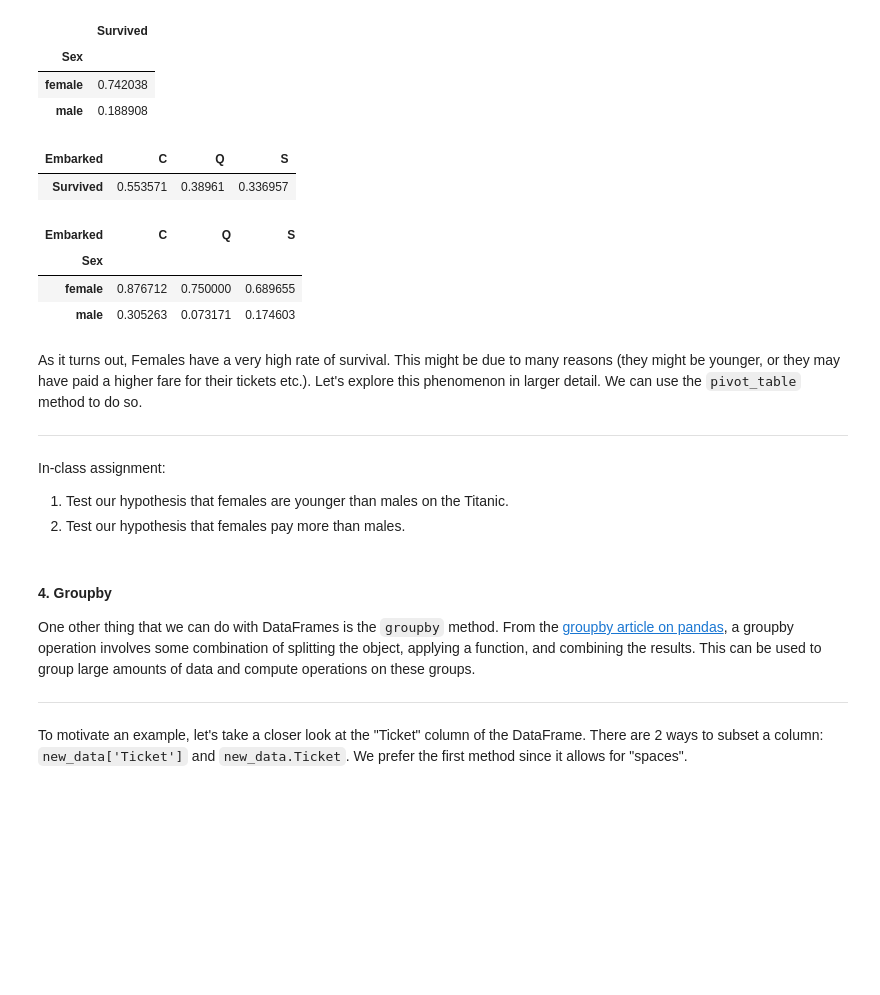
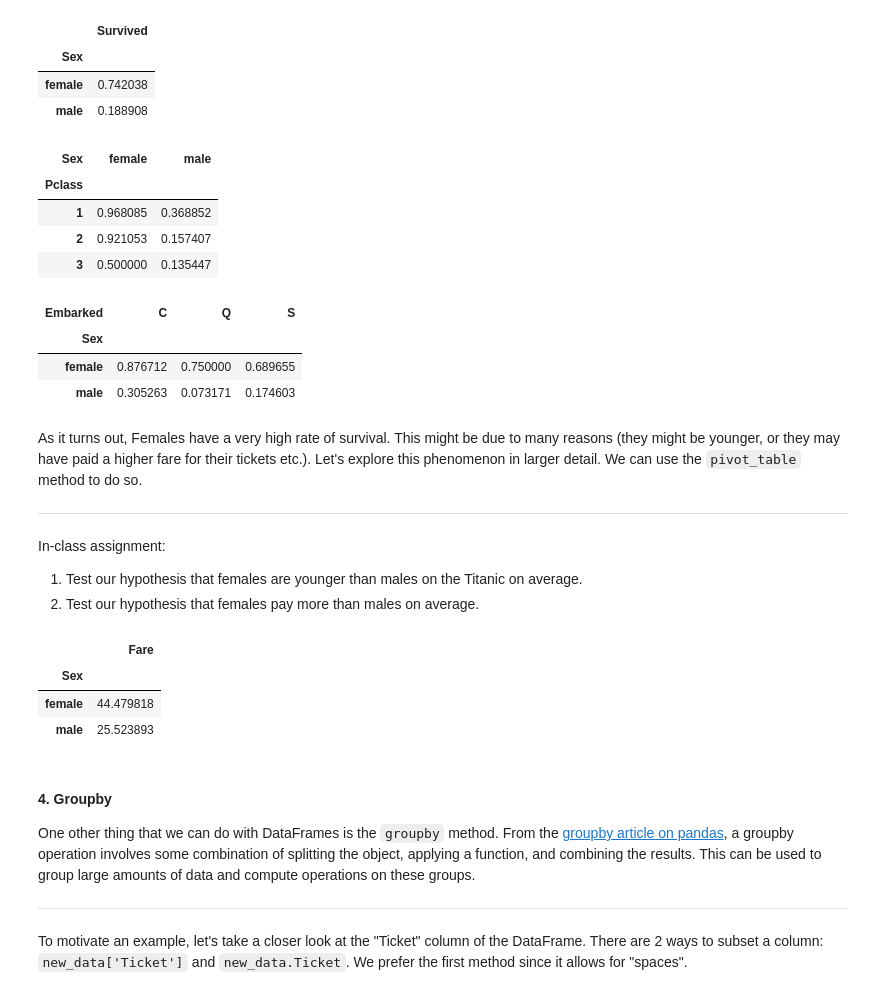
Before and after one commit to ngbolin/PythonProgrammingWorkshop, a Jupyter notebook: SMUMSE_ProgWorkshop_Lesson3.ipynb, the cells around one changed output. Cells and saved outputs as stored; diff of their text form; code cells hidden in the pictures; blank space fills up the shorter version.

```diff
--- a/SMUMSE_ProgWorkshop_Lesson3.ipynb
+++ b/SMUMSE_ProgWorkshop_Lesson3.ipynb
@@ -305,2 +351,5 @@ Name: Ticket, dtype: object
 # %% [markdown]
 Suppose we are only interested in the integer component of the ticket code. One way to get it is through the following:
+# %%
+x = ['a', 'b', 'c']
+x[-3]
@@ -384,0 +412,12 @@ new_data.head()
+# %%
+def dissect_name_column(data, column='Name'):
+    ## Your code here
+    data['Last_Name'] = data[column].apply(lambda x: x.split(", ")[0])
+    data['First_Name'] = data[column].apply(lambda x: x.split(", ")[1])
+
+    data['Honorific'] = data['First_Name'].apply(lambda x: x.split(". ")[0])
+    data['True_Last_Name'] = data['First_Name'].apply(lambda x: x.split(". ")[1])
+    return data
+
+new_data = dissect_name_column(new_data)
+new_data.head()
@@ -503,0 +603,10 @@ In-class assignment:
+# %%
+## Your code here
+def most_common_value(data, column):
+    return new_data.describe(include='all')[column].top
+
+def fill_na_with_mcv(data, column):
+    data[column].fillna(most_common_value(data, column), inplace=True)
+    return data
+# %%
+new_data = fill_na_with_mcv(new_data, 'Embarked')
@@ -525,10 +655,13 @@ new_data.pivot_table(values='Survived', index='Sex', aggfunc='mean')
 | female | 0.742038 |
 | male | 0.188908 |
 # %%
-new_data.pivot_table(values='Survived', columns='Embarked', aggfunc='mean')
+new_data.pivot_table(values='Survived', index='Pclass', columns='Sex', aggfunc='mean')
 # %% [output]
-| Embarked | C | Q | S |
-| Survived | 0.553571 | 0.38961 | 0.336957 |
+| Sex | female | male |
+| Pclass |  |  |
+| 1 | 0.968085 | 0.368852 |
+| 2 | 0.921053 | 0.157407 |
+| 3 | 0.500000 | 0.135447 |
 # %%
 new_data.pivot_table(values='Survived', index='Sex', columns='Embarked', aggfunc='mean')
 # %% [output]
@@ -542,5 +675,5 @@ As it turns out, Females have a very high rate of survival. This might be due to
 ---
 
 In-class assignment:
-1. Test our hypothesis that females are younger than males on the Titanic.
-2. Test our hypothesis that females pay more than males.
+1. Test our hypothesis that females are younger than males on the Titanic on average.
+2. Test our hypothesis that females pay more than males on average.
@@ -549,3 +680,12 @@ In-class assignment:
+# %%
+## Your code here
+new_data.pivot_table(values='Age', index='Sex', aggfunc='mean')
+new_data.pivot_table(values='Fare', index='Sex', aggfunc='mean')
+# %% [output]
+|  | Fare |
+| Sex |  |
+| female | 44.479818 |
+| male | 25.523893 |
 # %% [markdown]
 #### 4. Groupby
 One other thing that we can do with DataFrames is the `groupby` method. From the [groupby article on pandas](https://pandas.pydata.org/pandas-docs/stable/reference/api/pandas.DataFrame.groupby.html), a groupby operation involves some combination of splitting the object, applying a function, and combining the results. This can be used to group large amounts of data and compute operations on these groups.
```
Also changed, not shown: parts of 48 cells of this notebook.
